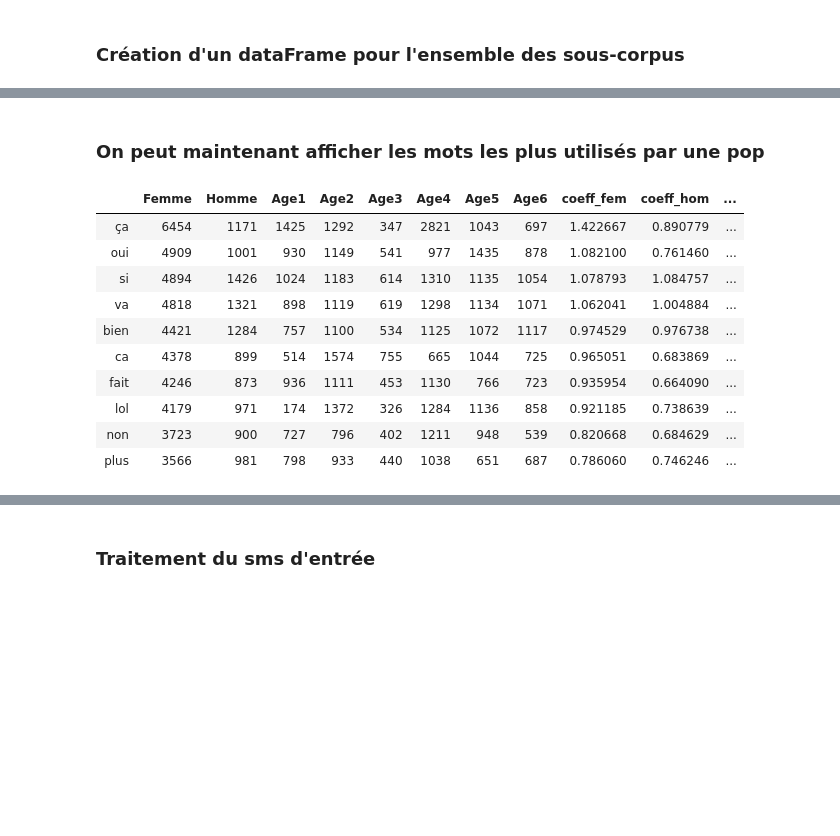
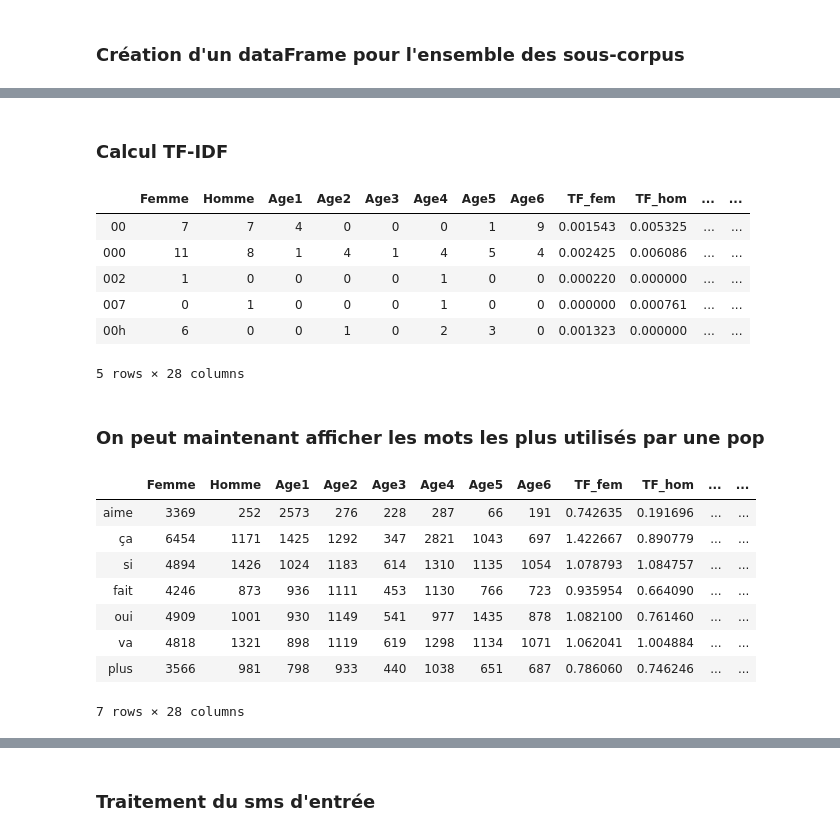
Before and after one commit to ivenwicht2/NLP---MIASH, a Jupyter notebook: Importation_tokenization_comptage.ipynb, the cells around one changed output, grey strips where cells are left out. Saved outputs shown, nothing was run; the diff lists cells and outputs as text; code cells hidden in the pictures; blank space fills up the shorter version.

```diff
--- a/Importation_tokenization_comptage.ipynb
+++ b/Importation_tokenization_comptage.ipynb
@@ -178,0 +192,15 @@ total_word.head()
+# %%
+A_sexe=[]
+for tok in range(0,len(corp_lex_1tok)) :
+
+    nb=0
+    for corp in range(0,SC_Sexe) :
+        if corp_lex_1tok.iloc[tok,:2][corp]>0:
+            nb=nb+1
+    A_sexe.append(nb)
+
+corp_lex_1tok["nb_in_corpSexe"]=A_sexe
+# %%
+corp_lex_1tok["IDF_Age"]=0
+for tok in range(0,len(corp_lex_1tok)) :
+    corp_lex_1tok["IDF_Age"][tok]=math.log(SC_Age / corp_lex_1tok["nb_in_corpAge"][tok])
@@ -178,0 +212,4 @@ total_word.head()
+# %%
+corp_lex_1tok["IDF_Sexe"]=0
+for tok in range(0,len(corp_lex_1tok)) :
+    corp_lex_1tok["IDF_Sexe"][tok]=math.log(SC_Sexe / corp_lex_1tok["nb_in_corpSexe"][tok])
@@ -179,17 +230,36 @@ total_word.head()
+# %% [markdown]
+### Calcul TF-IDF
+# %%
+corp_lex_1tok["TF_IDF_Femme"]=corp_lex_1tok["TF_fem"]*corp_lex_1tok["IDF_Sexe"]
+corp_lex_1tok["TF_IDF_Homme"]=corp_lex_1tok["TF_hom"]*corp_lex_1tok["IDF_Sexe"]
+corp_lex_1tok["TF_IDF_Age1"]=corp_lex_1tok["TF_age1"]*corp_lex_1tok["IDF_Age"]
+corp_lex_1tok["TF_IDF_Age2"]=corp_lex_1tok["TF_age2"]*corp_lex_1tok["IDF_Age"]
+corp_lex_1tok["TF_IDF_Age3"]=corp_lex_1tok["TF_age3"]*corp_lex_1tok["IDF_Age"]
+corp_lex_1tok["TF_IDF_Age4"]=corp_lex_1tok["TF_age4"]*corp_lex_1tok["IDF_Age"]
+corp_lex_1tok["TF_IDF_Age5"]=corp_lex_1tok["TF_age5"]*corp_lex_1tok["IDF_Age"]
+corp_lex_1tok["TF_IDF_Age6"]=corp_lex_1tok["TF_age6"]*corp_lex_1tok["IDF_Age"]
+# %%
+corp_lex_1tok.head()
+# %% [output]
+|  | Femme | Homme | Age1 | Age2 | Age3 | Age4 | Age5 | Age6 | TF_fem | TF_hom | ... | ... |
+| 00 | 7 | 7 | 4 | 0 | 0 | 0 | 1 | 9 | 0.001543 | 0.005325 | ... | ... |
+| 000 | 11 | 8 | 1 | 4 | 1 | 4 | 5 | 4 | 0.002425 | 0.006086 | ... | ... |
+| 002 | 1 | 0 | 0 | 0 | 0 | 1 | 0 | 0 | 0.000220 | 0.000000 | ... | ... |
+| 007 | 0 | 1 | 0 | 0 | 0 | 1 | 0 | 0 | 0.000000 | 0.000761 | ... | ... |
+| 00h | 6 | 0 | 0 | 1 | 0 | 2 | 3 | 0 | 0.001323 | 0.000000 | ... | ... |
+5 rows × 28 columns
 # %% [markdown]
 ### On peut maintenant afficher les mots les plus utilisés par une pop
 # %%
-total_word.sort_values("coeff_fem",ascending = False).head(10)
+corp_lex_1tok.sort_values("TF_age1",ascending = False).head(7)
 # %% [output]
-|  | Femme | Homme | Age1 | Age2 | Age3 | Age4 | Age5 | Age6 | coeff_fem | coeff_hom | ... |
-| ça | 6454 | 1171 | 1425 | 1292 | 347 | 2821 | 1043 | 697 | 1.422667 | 0.890779 | ... |
-| oui | 4909 | 1001 | 930 | 1149 | 541 | 977 | 1435 | 878 | 1.082100 | 0.761460 | ... |
-| si | 4894 | 1426 | 1024 | 1183 | 614 | 1310 | 1135 | 1054 | 1.078793 | 1.084757 | ... |
-| va | 4818 | 1321 | 898 | 1119 | 619 | 1298 | 1134 | 1071 | 1.062041 | 1.004884 | ... |
-| bien | 4421 | 1284 | 757 | 1100 | 534 | 1125 | 1072 | 1117 | 0.974529 | 0.976738 | ... |
-| ca | 4378 | 899 | 514 | 1574 | 755 | 665 | 1044 | 725 | 0.965051 | 0.683869 | ... |
-| fait | 4246 | 873 | 936 | 1111 | 453 | 1130 | 766 | 723 | 0.935954 | 0.664090 | ... |
-| lol | 4179 | 971 | 174 | 1372 | 326 | 1284 | 1136 | 858 | 0.921185 | 0.738639 | ... |
-| non | 3723 | 900 | 727 | 796 | 402 | 1211 | 948 | 539 | 0.820668 | 0.684629 | ... |
-| plus | 3566 | 981 | 798 | 933 | 440 | 1038 | 651 | 687 | 0.786060 | 0.746246 | ... |
+|  | Femme | Homme | Age1 | Age2 | Age3 | Age4 | Age5 | Age6 | TF_fem | TF_hom | ... | ... |
+| aime | 3369 | 252 | 2573 | 276 | 228 | 287 | 66 | 191 | 0.742635 | 0.191696 | ... | ... |
+| ça | 6454 | 1171 | 1425 | 1292 | 347 | 2821 | 1043 | 697 | 1.422667 | 0.890779 | ... | ... |
+| si | 4894 | 1426 | 1024 | 1183 | 614 | 1310 | 1135 | 1054 | 1.078793 | 1.084757 | ... | ... |
+| fait | 4246 | 873 | 936 | 1111 | 453 | 1130 | 766 | 723 | 0.935954 | 0.664090 | ... | ... |
+| oui | 4909 | 1001 | 930 | 1149 | 541 | 977 | 1435 | 878 | 1.082100 | 0.761460 | ... | ... |
+| va | 4818 | 1321 | 898 | 1119 | 619 | 1298 | 1134 | 1071 | 1.062041 | 1.004884 | ... | ... |
+| plus | 3566 | 981 | 798 | 933 | 440 | 1038 | 651 | 687 | 0.786060 | 0.746246 | ... | ... |
+7 rows × 28 columns
 # %%
```
Also changed, not shown: parts of 21 cells of this notebook.
